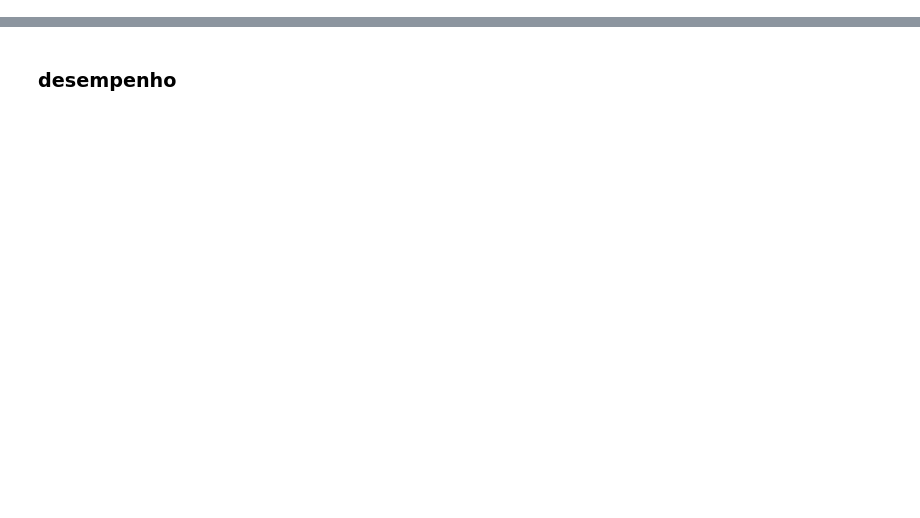
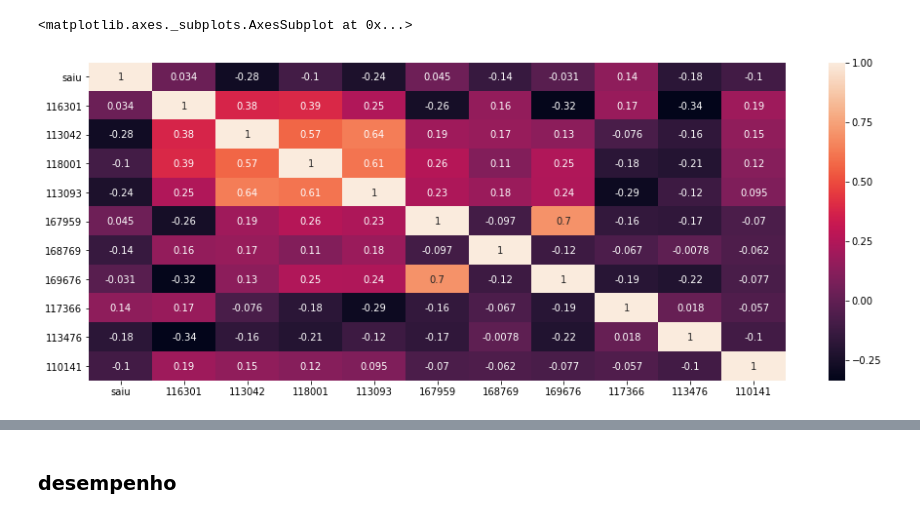
Before and after one commit to pedrobpio/TG, a Jupyter notebook: Comparacoes.ipynb, the cells around one changed output, grey strips where cells are left out. Drawn from its saved outputs; the diff is of its cells as text; code cells hidden in the pictures; blank space fills up the shorter version.

Commit message:
Corrige filtro de desempenho por disciplina e adiciona heatmap

```diff
--- a/Comparacoes.ipynb
+++ b/Comparacoes.ipynb
@@ -26,10 +40,10 @@ dfn.drop([col for col, val in dfn.sum().iteritems() if val < dropValAll and col
 # %%
-disciplinas = list(dfc.columns[7:]) #- ["curso","saiu","Cotista","Raça","Sexo","Tipo de Escola"]
-sc = pd.Series(index = disciplinas, dtype=float)
+disciplinas = list(dfNaoCostista.columns[7:]) #- ["curso","saiu","Cotista","Raça","Sexo","Tipo de Escola"]
+serieNaoCotistas = pd.Series(index = disciplinas, dtype=float)
 # disciplinas
-dfc = dfc[dfc["Ingresso_unb"] > 20131]
-a = dfc.sum()
-for d in disciplinas:
+
+somaDiciplinas = dfNaoCostista.sum()
+for diciplina in disciplinas:
 #     print (type(d))
-    b  = dfc[dfc[str(d)]>0].count()
-    sc[d] = a[str(d)]/b[0]
+    diciplinasAluno  = dfNaoCostista[dfNaoCostista[str(diciplina)]>0].count()
+    serieNaoCotistas[diciplina] = somaDiciplinas[str(diciplina)]/diciplinasAluno[0]
@@ -38,10 +50,10 @@ invalid value encountered in long_scalars
 # %%
-disciplinas = list(dfn.columns[7:]) #- ["curso","saiu","Cotista","Raça","Sexo","Tipo de Escola"]
-sn = pd.Series(index = disciplinas, dtype=float)
+disciplinas = list(dfTodos.columns[7:]) #- ["curso","saiu","Cotista","Raça","Sexo","Tipo de Escola"]
+serieTodos = pd.Series(index = disciplinas, dtype=float)
 # disciplinas
-dfn = dfn[dfn["Ingresso_unb"] > 20131]
-a = dfn.sum()
-for d in disciplinas:
+
+somaDiciplinas = dfTodos.sum()
+for diciplina in disciplinas:
 #     print (type(d))
-    b  = dfn[dfn[str(d)]>0].count()
-    sn[d] = a[str(d)]/b[0]
+    diciplinasAluno  = dfTodos[dfTodos[str(diciplina)]>0].count()
+    serieTodos[diciplina] = somaDiciplinas[str(diciplina)]/diciplinasAluno[0]
@@ -59,0 +60,3 @@ sc[sc>1.3].sort_values().plot.bar(figsize=(16, 6))
+# %%
+filteredDisciplinas = serieTodos[serieTodos>1.25].index.tolist()
+xAxis = ['_'+ x + '_' for x in filteredDisciplinas]
@@ -59,0 +88,9 @@ sc[sc>1.3].sort_values().plot.bar(figsize=(16, 6))
+# %%
+usableCols = ['saiu']
+# %%
+f = dfNaoCostista[usableCols + filteredDisciplinas].corr('spearman')
+plt.figure(figsize=(16, 6))
+sns.heatmap(f, annot=True)
+# %% [output]
+<matplotlib.axes._subplots.AxesSubplot at 0x...>
+[figure, added]
```
Also changed, not shown: parts of 11 cells of this notebook, 1 other file.
